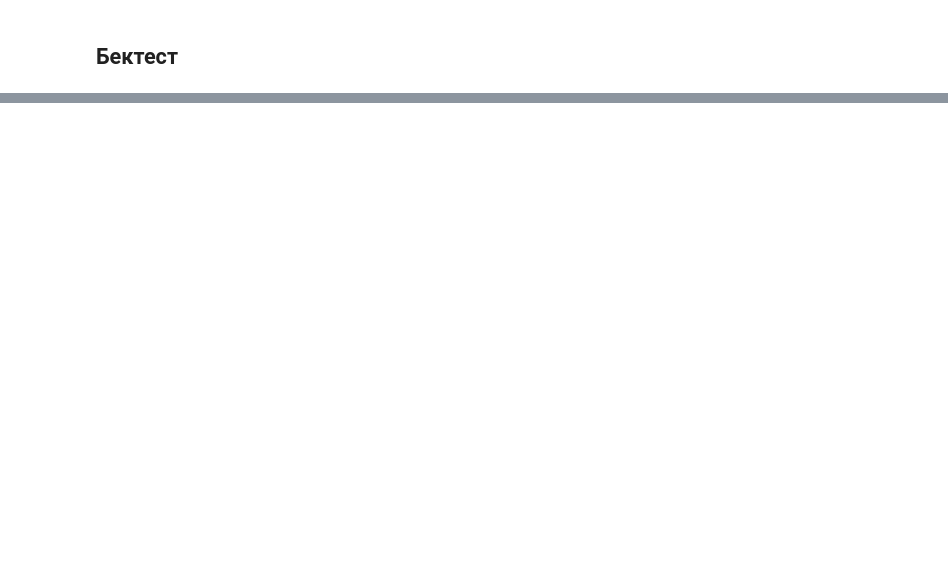
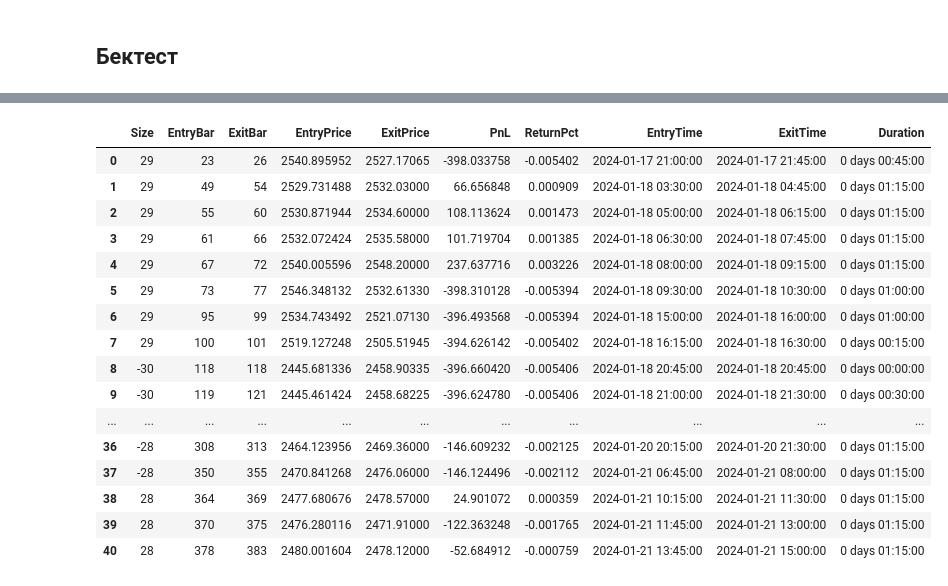
Before and after one commit to Arsenchius/algotrading, a Jupyter notebook: notebooks/artisanal.ipynb, the cells around one changed output, grey strips where cells are left out. Saved outputs shown, nothing was run; the diff lists cells and outputs as text; code cells hidden in the pictures; blank space fills up the shorter version.

```diff
--- a/notebooks/artisanal.ipynb
+++ b/notebooks/artisanal.ipynb
@@ -76,0 +63,24 @@ class SmaCross(Strategy):
+# %%
+def _get_ema(close, index, length):
+    df = pd.DataFrame({"data": list(index), "close": list(close)}).set_index("data")
+    return list(pta.ema(df.close, length=length))
+
+def _get_rsi(close, index, length):
+    df = pd.DataFrame(({"data": list(index), "close": list(close)})).set_index("data")
+    return list(pta.rsi(df.close, length=length))
+
+def _get_macd_main_line(close, index, fast, slow, signal):
+    df = pd.DataFrame({"data": list(index), "close": list(close)}).set_index("data")
+    return list(pta.macd(df.close, fast=fast, slow=slow, signal=signal)["MACD_12_26_9"])
+
+def _get_macd_signal_line(close, index, fast, slow, signal):
+    df = pd.DataFrame({"data": list(index), "close": list(close)}).set_index("data")
+    return list(pta.macd(df.close, fast=fast, slow=slow, signal=signal)["MACDs_12_26_9"])
+
+def _get_macd_hist(close, index, fast, slow, signal):
+    df = pd.DataFrame({"data": list(index), "close": list(close)}).set_index("data")
+    return list(pta.macd(df.close, fast=fast, slow=slow, signal=signal)["MACDh_12_26_9"])
+# %%
+data["EMA_6"] = _get_ema(data.Close, data.index, length=6)
+data["EMA_22"] = _get_ema(data.Close, data.index, length=22)
+data["EMA_127"] = _get_ema(data.Close, data.index, length=127)
@@ -80,6 +210,6 @@ class SmaCross(Strategy):
 from backtesting import Backtest
 # %%
 cash = 100000
-commission = .0001
-bt_sma = Backtest(data, SmaCross, cash=cash, commission=commission)
-output = bt_sma.run()
+commission = .0004
+bt_traffic_light = Backtest(data, TrafficLight2, cash=cash, commission=commission, margin=0.2)
+output = bt_traffic_light.run()
@@ -105 +254,21 @@ _trades                      Size  EntryBa...
 dtype: object
+# %%
+output["_trades"]
+# %% [output]
+|  | Size | EntryBar | ExitBar | EntryPrice | ExitPrice | PnL | ReturnPct | EntryTime | ExitTime | Duration |
+| 0 | 29 | 23 | 26 | 2540.895952 | 2527.17065 | -398.033758 | -0.005402 | 2024-01-17 21:00:00 | 2024-01-17 21:45:00 | 0 days 00:45:00 |
+| 1 | 29 | 49 | 54 | 2529.731488 | 2532.03000 | 66.656848 | 0.000909 | 2024-01-18 03:30:00 | 2024-01-18 04:45:00 | 0 days 01:15:00 |
+| 2 | 29 | 55 | 60 | 2530.871944 | 2534.60000 | 108.113624 | 0.001473 | 2024-01-18 05:00:00 | 2024-01-18 06:15:00 | 0 days 01:15:00 |
+| 3 | 29 | 61 | 66 | 2532.072424 | 2535.58000 | 101.719704 | 0.001385 | 2024-01-18 06:30:00 | 2024-01-18 07:45:00 | 0 days 01:15:00 |
+| 4 | 29 | 67 | 72 | 2540.005596 | 2548.20000 | 237.637716 | 0.003226 | 2024-01-18 08:00:00 | 2024-01-18 09:15:00 | 0 days 01:15:00 |
+| 5 | 29 | 73 | 77 | 2546.348132 | 2532.61330 | -398.310128 | -0.005394 | 2024-01-18 09:30:00 | 2024-01-18 10:30:00 | 0 days 01:00:00 |
+| 6 | 29 | 95 | 99 | 2534.743492 | 2521.07130 | -396.493568 | -0.005394 | 2024-01-18 15:00:00 | 2024-01-18 16:00:00 | 0 days 01:00:00 |
+| 7 | 29 | 100 | 101 | 2519.127248 | 2505.51945 | -394.626142 | -0.005402 | 2024-01-18 16:15:00 | 2024-01-18 16:30:00 | 0 days 00:15:00 |
+| 8 | -30 | 118 | 118 | 2445.681336 | 2458.90335 | -396.660420 | -0.005406 | 2024-01-18 20:45:00 | 2024-01-18 20:45:00 | 0 days 00:00:00 |
+| 9 | -30 | 119 | 121 | 2445.461424 | 2458.68225 | -396.624780 | -0.005406 | 2024-01-18 21:00:00 | 2024-01-18 21:30:00 | 0 days 00:30:00 |
+| ... | ... | ... | ... | ... | ... | ... | ... | ... | ... | ... |
+| 36 | -28 | 308 | 313 | 2464.123956 | 2469.36000 | -146.609232 | -0.002125 | 2024-01-20 20:15:00 | 2024-01-20 21:30:00 | 0 days 01:15:00 |
+| 37 | -28 | 350 | 355 | 2470.841268 | 2476.06000 | -146.124496 | -0.002112 | 2024-01-21 06:45:00 | 2024-01-21 08:00:00 | 0 days 01:15:00 |
+| 38 | 28 | 364 | 369 | 2477.680676 | 2478.57000 | 24.901072 | 0.000359 | 2024-01-21 10:15:00 | 2024-01-21 11:30:00 | 0 days 01:15:00 |
+| 39 | 28 | 370 | 375 | 2476.280116 | 2471.91000 | -122.363248 | -0.001765 | 2024-01-21 11:45:00 | 2024-01-21 13:00:00 | 0 days 01:15:00 |
+| 40 | 28 | 378 | 383 | 2480.001604 | 2478.12000 | -52.684912 | -0.000759 | 2024-01-21 13:45:00 | 2024-01-21 15:00:00 | 0 days 01:15:00 |
```
Also changed, not shown: parts of 17 cells of this notebook, 8 other files.
